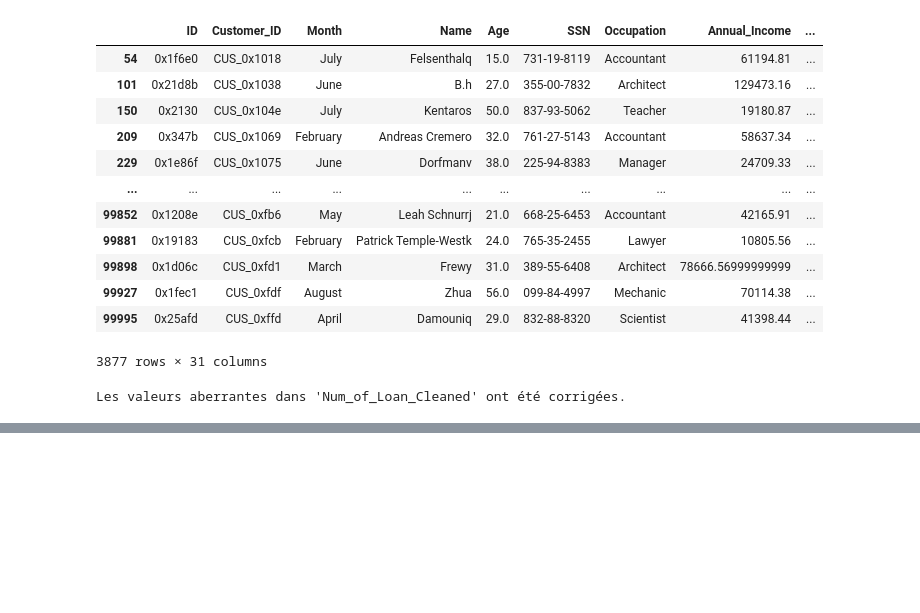
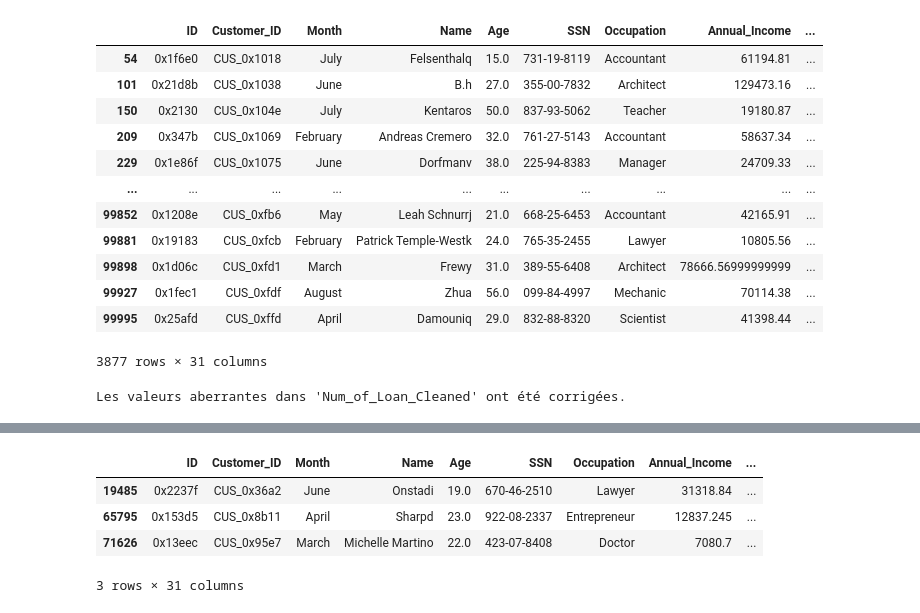
Before and after one commit to mohammedaabouche/ML, a Jupyter notebook: project2.ipynb, the cells around one changed output, grey strips where cells are left out. Cells and saved outputs as stored; diff of their text form; code cells hidden in the pictures; blank space fills up the shorter version.

Commit message:
cleaning num_credit_card

```diff
--- a/project2.ipynb
+++ b/project2.ipynb
@@ -658,0 +671,9 @@ Les valeurs aberrantes dans 'Num_of_Loan_Cleaned' ont été corrigées.
+# %%
+dataset[(dataset['Num_Credit_Card'] == 15)]
+#dataset[(dataset['Customer_ID'] == "CUS_0x1d6f")]
+# %% [output]
+|  | ID | Customer_ID | Month | Name | Age | SSN | Occupation | Annual_Income | ... |
+| 19485 | 0x2237f | CUS_0x36a2 | June | Onstadi | 19.0 | 670-46-2510 | Lawyer | 31318.84 | ... |
+| 65795 | 0x153d5 | CUS_0x8b11 | April | Sharpd | 23.0 | 922-08-2337 | Entrepreneur | 12837.245 | ... |
+| 71626 | 0x13eec | CUS_0x95e7 | March | Michelle Martino | 22.0 | 423-07-8408 | Doctor | 7080.7 | ... |
+3 rows × 31 columns
```
Also changed, not shown: parts of 6 cells of this notebook.
